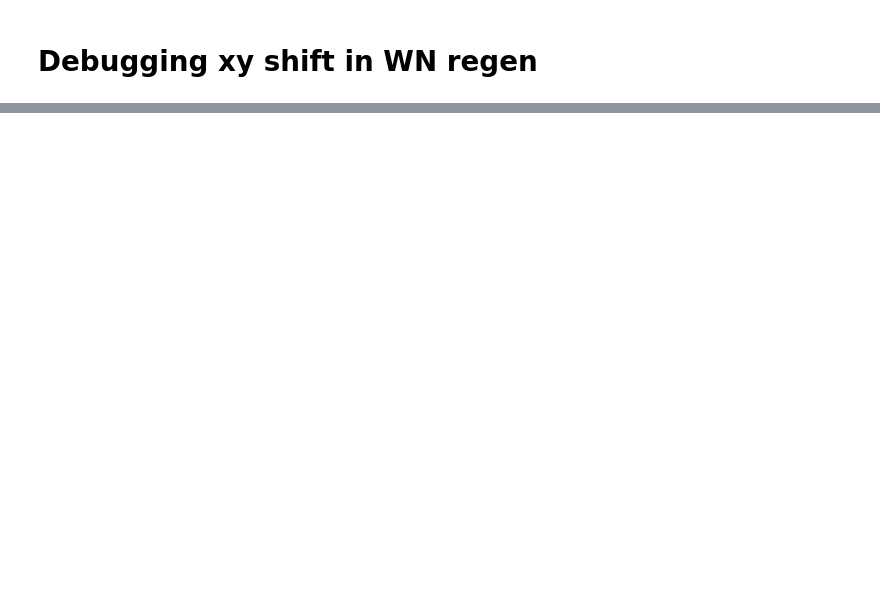
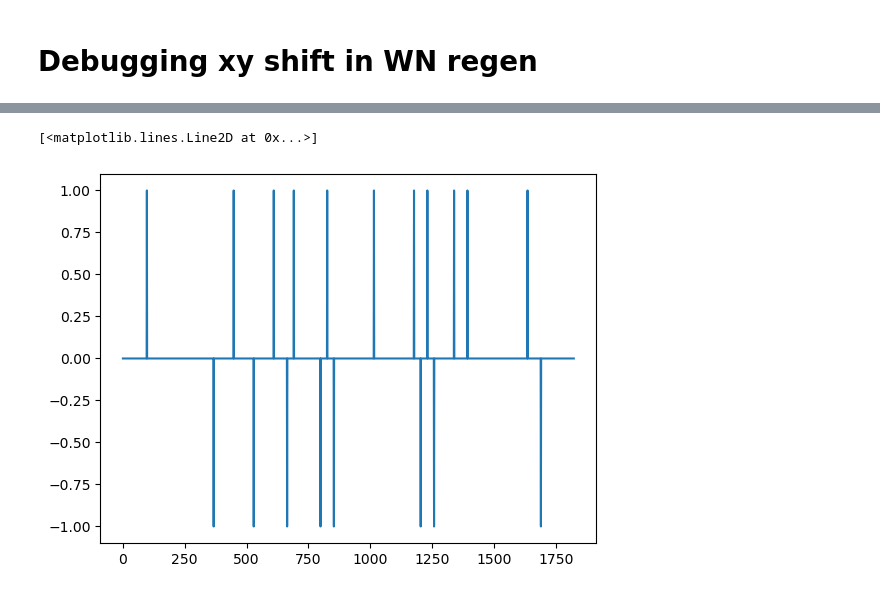
Before and after one commit to DRezeanu/retinanalysis, a Jupyter notebook: nbs/vr_wn_regen_debug.ipynb, the cells around one changed output, grey strips where cells are left out. Cells and saved outputs as stored; diff of their text form; code cells hidden in the pictures; blank space fills up the shorter version.

```diff
--- a/nbs/vr_wn_regen_debug.ipynb
+++ b/nbs/vr_wn_regen_debug.ipynb
@@ -16,2 +29,9 @@ d_mat = mat73.loadmat(str_mat)
+# %%
+# d_mat['frames'] is array of arrays of shape (1, 101), inner arrays are (ht, wt, ch)
+# make into 4darray
+s_frames = np.zeros((101,1140,1824,3))
+for i in range(100):
+    s_frames[i,:,:,:] = d_mat['frames_out'][0,i]
+s_frames = s_frames.astype(np.float32)
 # %%
 # Clip preframes
@@ -51,0 +125,7 @@ for i, ax in enumerate(axs):
+# %%
+# plt.plot(s_frames[0,0,:600,0])
+# plt.plot(r_frames[0,0,:600,0])
+plt.plot(s_frames[0,0,:,0] - r_frames[0,0,:,0])
+# %% [output]
+[<matplotlib.lines.Line2D at 0x...>]
+[figure, added]
```
Also changed, not shown: parts of 14 cells of this notebook, 1 other file.
